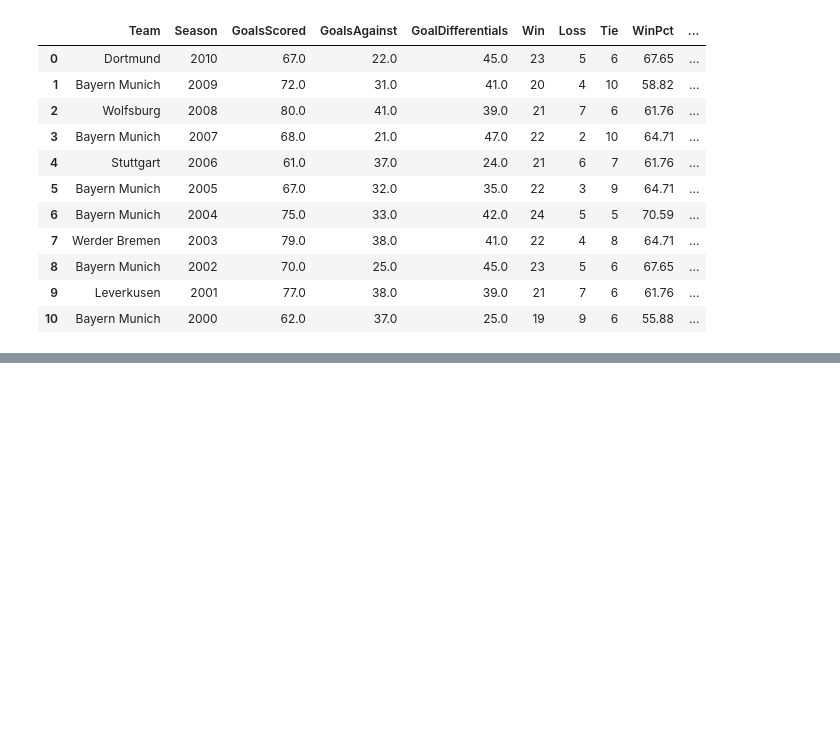
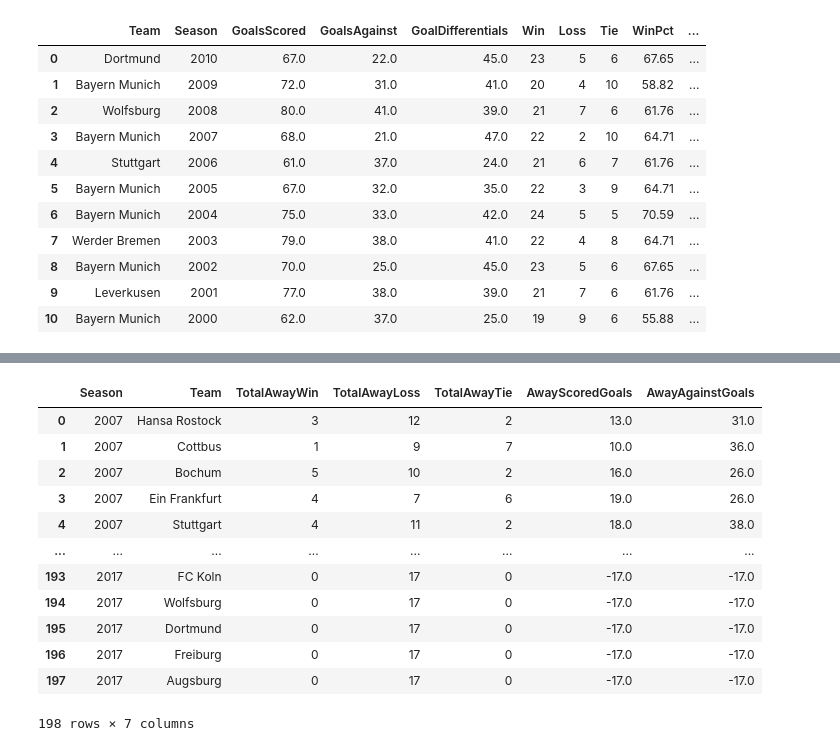
Before and after one commit to gabaghul/pyspark-study, a Jupyter notebook: study.ipynb, the cells around one changed output, grey strips where cells are left out. Drawn from its saved outputs; the diff is of its cells as text; code cells hidden in the pictures; blank space fills up the shorter version.

```diff
--- a/study.ipynb
+++ b/study.ipynb
@@ -181,0 +223,16 @@ table_df
+# %%
+away.sort('Season').toPandas()
+# %% [output]
+|  | Season | Team | TotalAwayWin | TotalAwayLoss | TotalAwayTie | AwayScoredGoals | AwayAgainstGoals |
+| 0 | 2007 | Hansa Rostock | 3 | 12 | 2 | 13.0 | 31.0 |
+| 1 | 2007 | Cottbus | 1 | 9 | 7 | 10.0 | 36.0 |
+| 2 | 2007 | Bochum | 5 | 10 | 2 | 16.0 | 26.0 |
+| 3 | 2007 | Ein Frankfurt | 4 | 7 | 6 | 19.0 | 26.0 |
+| 4 | 2007 | Stuttgart | 4 | 11 | 2 | 18.0 | 38.0 |
+| ... | ... | ... | ... | ... | ... | ... | ... |
+| 193 | 2017 | FC Koln | 0 | 17 | 0 | -17.0 | -17.0 |
+| 194 | 2017 | Wolfsburg | 0 | 17 | 0 | -17.0 | -17.0 |
+| 195 | 2017 | Dortmund | 0 | 17 | 0 | -17.0 | -17.0 |
+| 196 | 2017 | Freiburg | 0 | 17 | 0 | -17.0 | -17.0 |
+| 197 | 2017 | Augsburg | 0 | 17 | 0 | -17.0 | -17.0 |
+198 rows × 7 columns
```
Also changed, not shown: parts of 7 cells of this notebook.
